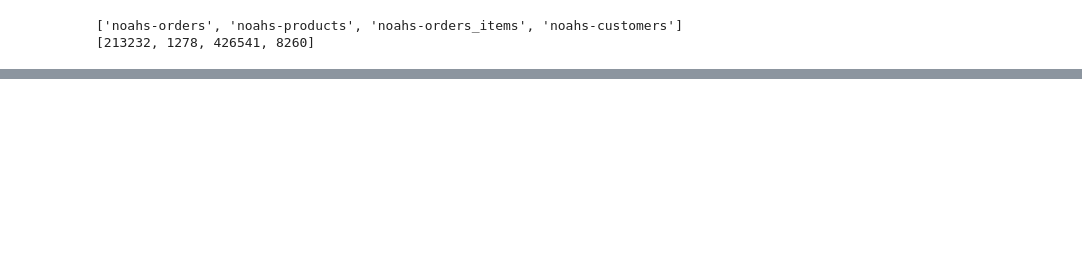
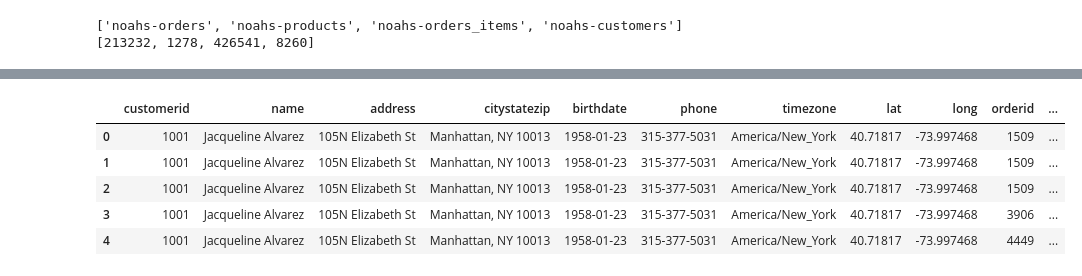
Before and after one commit to nuoxoxo/hanukkah-of-data, a Jupyter notebook: 5784/7.ipynb, the cells around one changed output, grey strips where cells are left out. Drawn from its saved outputs; the diff is of its cells as text; code cells hidden in the pictures; blank space fills up the shorter version.

```diff
--- a/5784/7.ipynb
+++ b/5784/7.ipynb
@@ -38,0 +112,10 @@ Name: ordered, dtype: object
+# %%
+temp = temp.merge(df_order_items, on="orderid")
+temp.head()
+# %% [output]
+|  | customerid | name | address | citystatezip | birthdate | phone | timezone | lat | long | orderid | ... |
+| 0 | 1001 | Jacqueline Alvarez | 105N Elizabeth St | Manhattan, NY 10013 | 1958-01-23 | 315-377-5031 | America/New_York | 40.71817 | -73.997468 | 1509 | ... |
+| 1 | 1001 | Jacqueline Alvarez | 105N Elizabeth St | Manhattan, NY 10013 | 1958-01-23 | 315-377-5031 | America/New_York | 40.71817 | -73.997468 | 1509 | ... |
+| 2 | 1001 | Jacqueline Alvarez | 105N Elizabeth St | Manhattan, NY 10013 | 1958-01-23 | 315-377-5031 | America/New_York | 40.71817 | -73.997468 | 1509 | ... |
+| 3 | 1001 | Jacqueline Alvarez | 105N Elizabeth St | Manhattan, NY 10013 | 1958-01-23 | 315-377-5031 | America/New_York | 40.71817 | -73.997468 | 3906 | ... |
+| 4 | 1001 | Jacqueline Alvarez | 105N Elizabeth St | Manhattan, NY 10013 | 1958-01-23 | 315-377-5031 | America/New_York | 40.71817 | -73.997468 | 4449 | ... |
```
Also changed, not shown: parts of 17 cells of this notebook, 1 other file.
